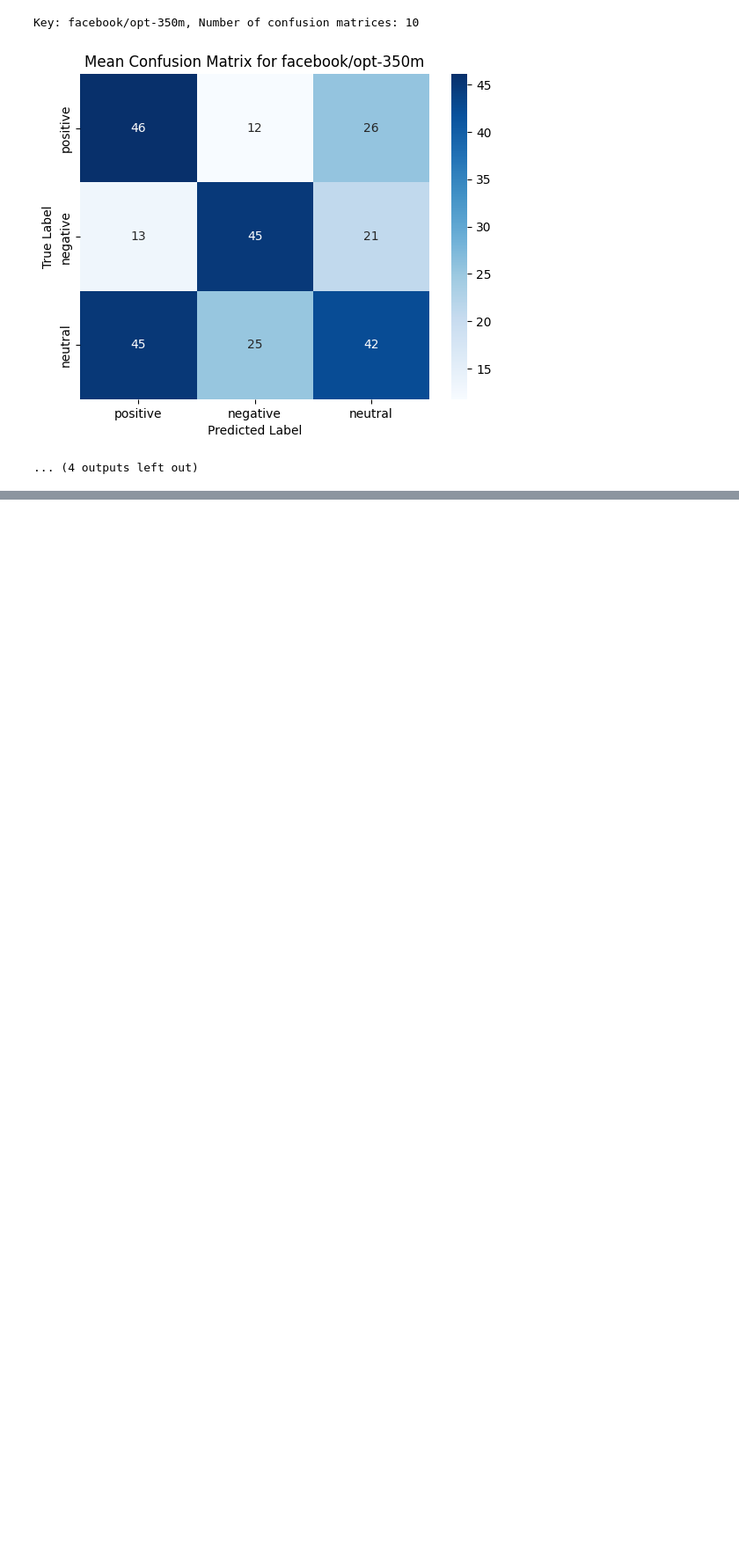
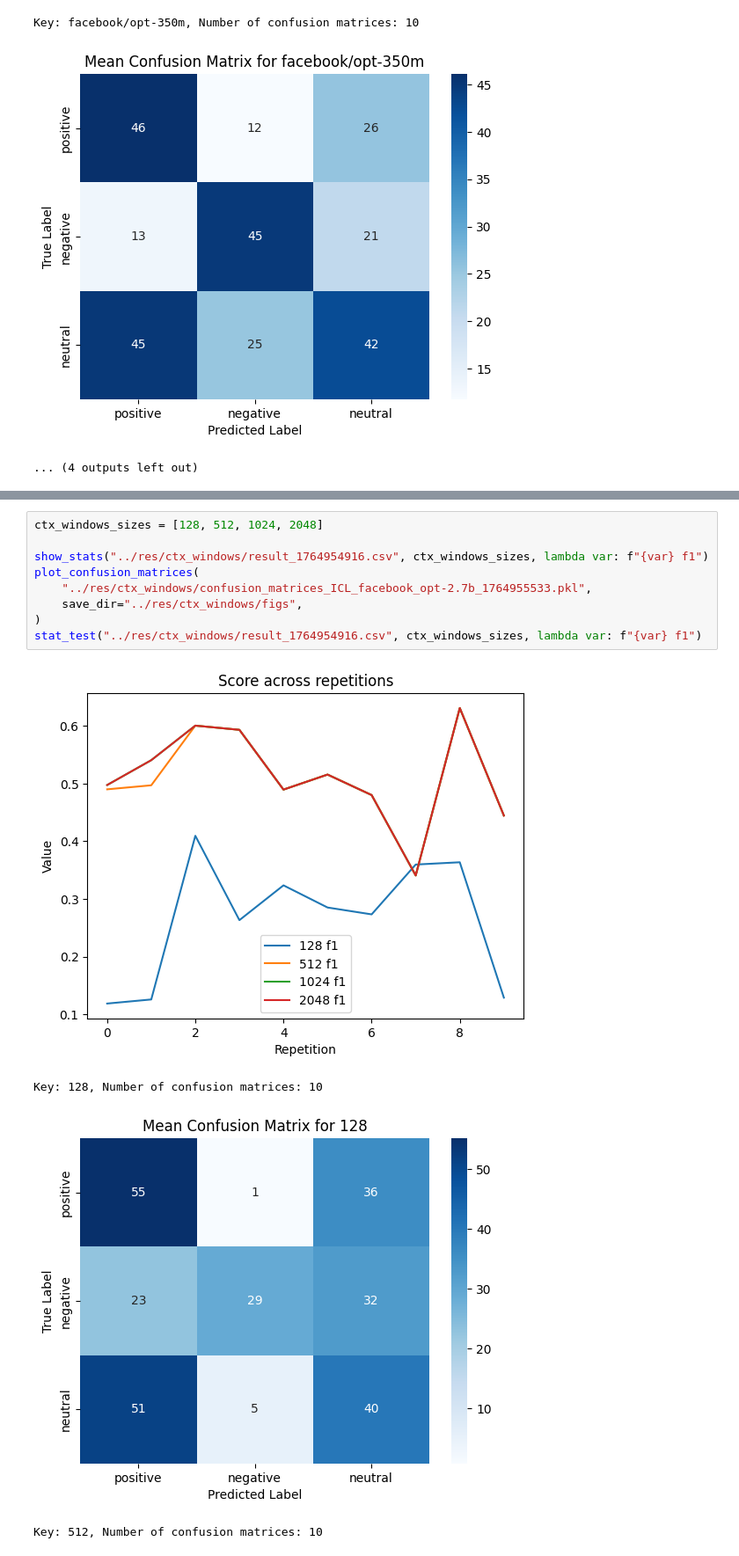
Before and after one commit to Sz-Lasota/natural-language-processing, a Jupyter notebook: src/visualisation.ipynb, the cells around one changed output, grey strips where cells are left out. Shown: that part at 88% size. Cells and saved outputs as stored; diff of their text form; blank space fills up the shorter version.

Commit message:
Comparing ctx window sizes

```diff
--- a/src/visualisation.ipynb
+++ b/src/visualisation.ipynb
@@ -187,0 +186,14 @@ show_stats("../res/models/result_1764938794.csv", models, lambda var: f"{var} f1
+# %%
+ctx_windows_sizes = [128, 512, 1024, 2048]
+
+show_stats("../res/ctx_windows/result_1764954916.csv", ctx_windows_sizes, lambda var: f"{var} f1")
+plot_confusion_matrices(
+    "../res/ctx_windows/confusion_matrices_ICL_facebook_opt-2.7b_1764955533.pkl",
+    save_dir="../res/ctx_windows/figs",
+)
+stat_test("../res/ctx_windows/result_1764954916.csv", ctx_windows_sizes, lambda var: f"{var} f1")
+# %% [output]
+[figure, added]
+Key: 128, Number of confusion matrices: 10
+[figure, added]
+Key: 512, Number of confusion matrices: 10
```
Also changed, not shown: parts of 3 cells of this notebook, 5 other files.
